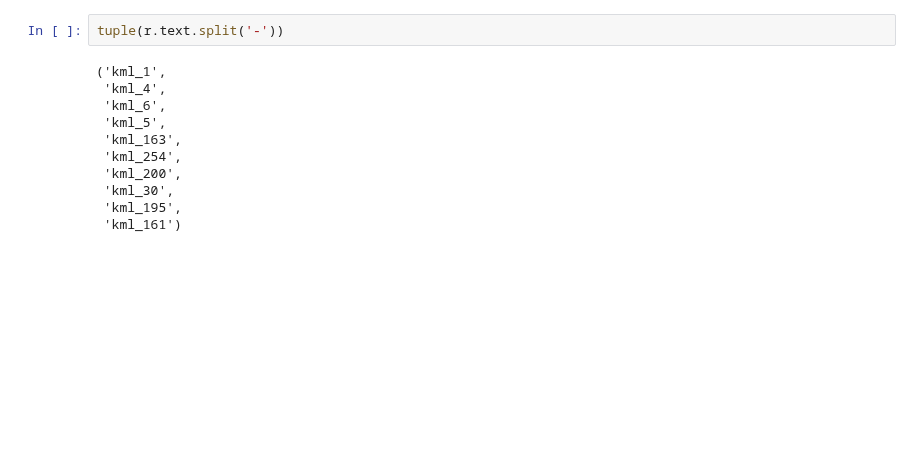
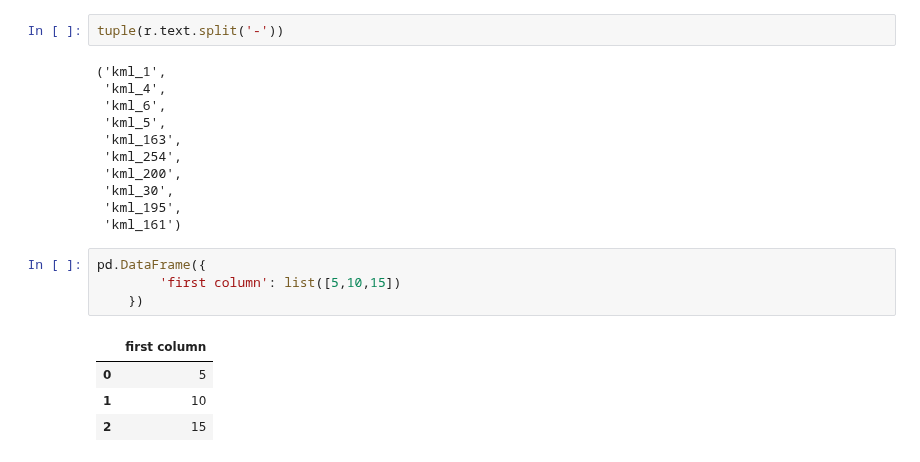
Before and after one commit to alealejandro1/taxi_compass, a Jupyter notebook: notebooks/Alejandro_taxi_compass.ipynb, the cells around one changed output. Cells and saved outputs as stored; diff of their text form; blank space fills up the shorter version.

```diff
--- a/notebooks/Alejandro_taxi_compass.ipynb
+++ b/notebooks/Alejandro_taxi_compass.ipynb
@@ -917,3 +868,12 @@ tuple(r.text.split('-'))
  'kml_30',
  'kml_195',
  'kml_161')
+# %%
+pd.DataFrame({
+        'first column': list([5,10,15])
+    })
+# %% [output]
+|  | first column |
+| 0 | 5 |
+| 1 | 10 |
+| 2 | 15 |
```
Also changed, not shown: parts of 15 cells of this notebook, 2 other files.
